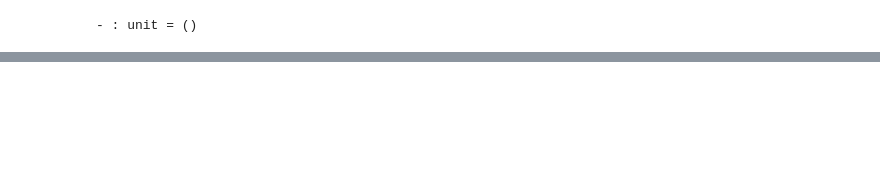
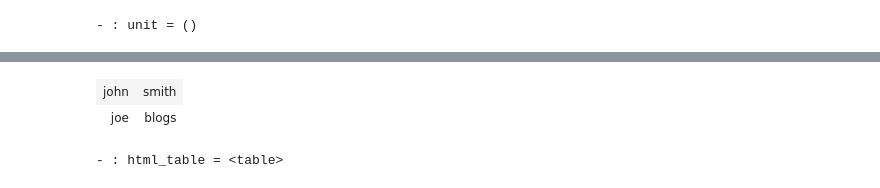
Before and after one commit to andrewray/iocaml, a Jupyter notebook: notebooks/iocaml-using-tyxml.ipynb, the cells around one changed output, grey strips where cells are left out. Saved outputs shown, nothing was run; the diff lists cells and outputs as text; code cells hidden in the pictures; blank space fills up the shorter version.

```diff
--- a/notebooks/iocaml-using-tyxml.ipynb
+++ b/notebooks/iocaml-using-tyxml.ipynb
@@ -144,0 +211,6 @@ svg [d]
+# %%
+String_list(2, [ "john"; "smith"; "joe"; "blogs" ])
+# %% [output]
+| john | smith |
+| joe | blogs |
+- : html_table = <table>
```
Also changed, not shown: parts of 14 cells of this notebook, 7 other files.
